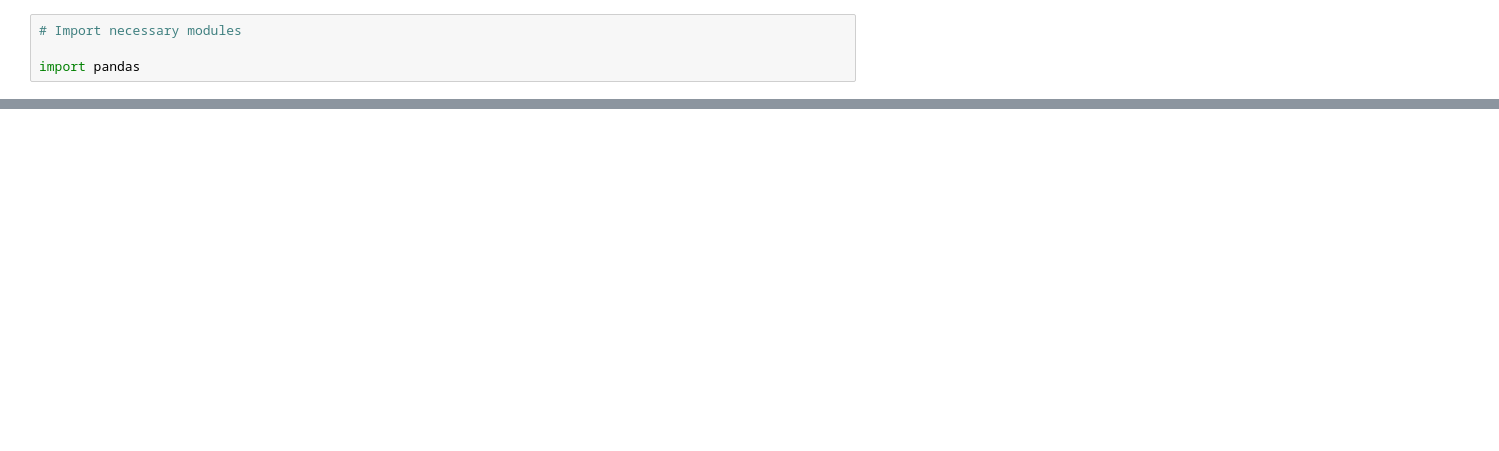
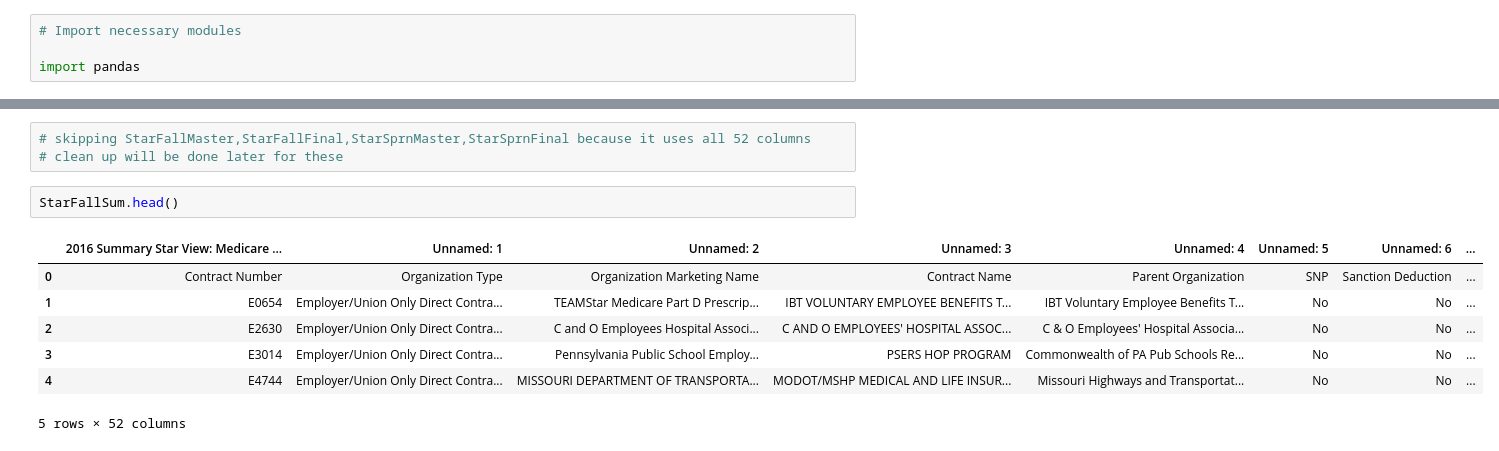
Before and after one commit to marechem/DS-Project, a Jupyter notebook: US_HealthCare_Project.ipynb, the cells around one changed output, grey strips where cells are left out. Drawn from its saved outputs; the diff is of its cells as text; blank space fills up the shorter version.

```diff
--- a/US_HealthCare_Project.ipynb
+++ b/US_HealthCare_Project.ipynb
@@ -23,0 +154,13 @@ StarSprnSum = pandas.read_csv('Star_rating_spring_summary.csv',encoding='cp1252'
+# %%
+# skipping StarFallMaster,StarFallFinal,StarSprnMaster,StarSprnFinal because it uses all 52 columns
+# clean up will be done later for these
+# %%
+StarFallSum.head()
+# %% [output]
+|  | 2016 Summary Star View: Medicare ... | Unnamed: 1 | Unnamed: 2 | Unnamed: 3 | Unnamed: 4 | Unnamed: 5 | Unnamed: 6 | ... |
+| 0 | Contract Number | Organization Type | Organization Marketing Name | Contract Name | Parent Organization | SNP | Sanction Deduction | ... |
+| 1 | E0654 | Employer/Union Only Direct Contra... | TEAMStar Medicare Part D Prescrip... | IBT VOLUNTARY EMPLOYEE BENEFITS T... | IBT Voluntary Employee Benefits T... | No | No | ... |
+| 2 | E2630 | Employer/Union Only Direct Contra... | C and O Employees Hospital Associ... | C AND O EMPLOYEES' HOSPITAL ASSOC... | C & O Employees' Hospital Associa... | No | No | ... |
+| 3 | E3014 | Employer/Union Only Direct Contra... | Pennsylvania Public School Employ... | PSERS HOP PROGRAM | Commonwealth of PA Pub Schools Re... | No | No | ... |
+| 4 | E4744 | Employer/Union Only Direct Contra... | MISSOURI DEPARTMENT OF TRANSPORTA... | MODOT/MSHP MEDICAL AND LIFE INSUR... | Missouri Highways and Transportat... | No | No | ... |
+5 rows × 52 columns
```
Also changed, not shown: parts of 25 cells of this notebook.
